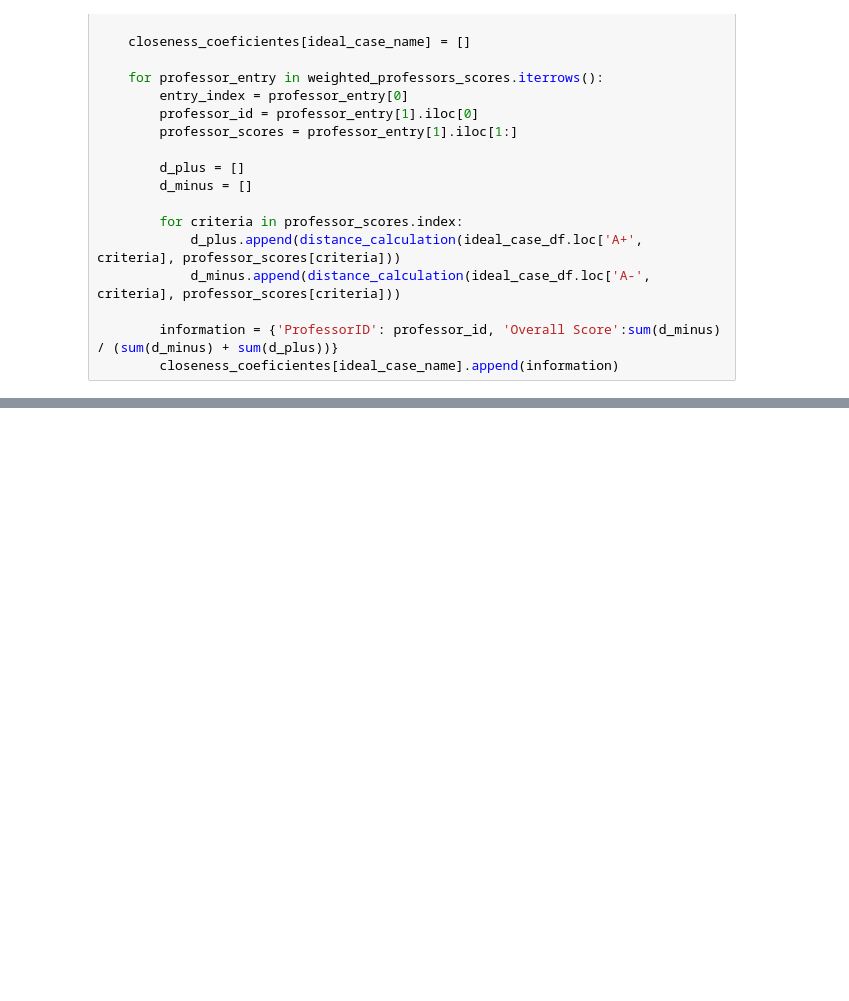
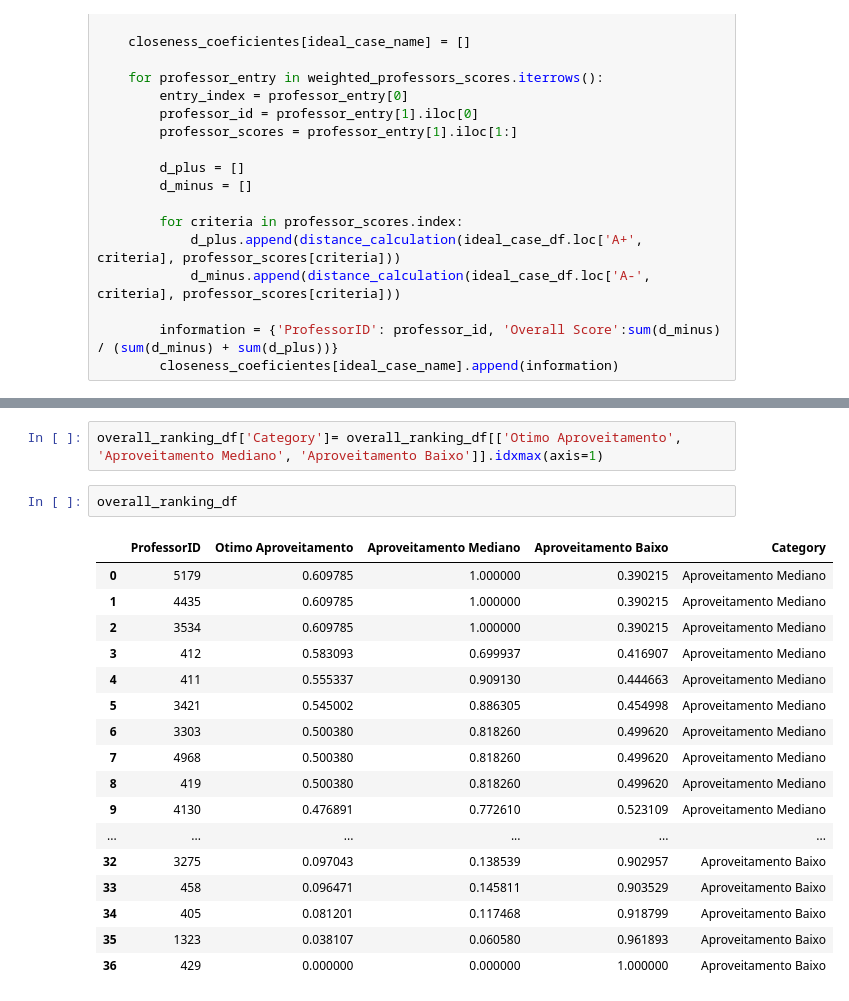
Before and after one commit to Pedro4064/MCDM-Fuzzy---GDE, a Jupyter notebook: src/fuzzy_analysis.ipynb, the cells around one changed output, grey strips where cells are left out. Saved outputs shown, nothing was run; the diff lists cells and outputs as text; blank space fills up the shorter version.

```diff
--- a/src/fuzzy_analysis.ipynb
+++ b/src/fuzzy_analysis.ipynb
@@ -403,3 +403,25 @@ overall_ranking_df
 | 34 | 405 | 0.081201 | 0.117468 | 0.918799 |
 | 35 | 1323 | 0.038107 | 0.060580 | 0.961893 |
 | 36 | 429 | 0.000000 | 0.000000 | 1.000000 |
+# %%
+overall_ranking_df['Category']= overall_ranking_df[['Otimo Aproveitamento', 'Aproveitamento Mediano', 'Aproveitamento Baixo']].idxmax(axis=1)
+# %%
+overall_ranking_df
+# %% [output]
+|  | ProfessorID | Otimo Aproveitamento | Aproveitamento Mediano | Aproveitamento Baixo | Category |
+| 0 | 5179 | 0.609785 | 1.000000 | 0.390215 | Aproveitamento Mediano |
+| 1 | 4435 | 0.609785 | 1.000000 | 0.390215 | Aproveitamento Mediano |
+| 2 | 3534 | 0.609785 | 1.000000 | 0.390215 | Aproveitamento Mediano |
+| 3 | 412 | 0.583093 | 0.699937 | 0.416907 | Aproveitamento Mediano |
+| 4 | 411 | 0.555337 | 0.909130 | 0.444663 | Aproveitamento Mediano |
+| 5 | 3421 | 0.545002 | 0.886305 | 0.454998 | Aproveitamento Mediano |
+| 6 | 3303 | 0.500380 | 0.818260 | 0.499620 | Aproveitamento Mediano |
+| 7 | 4968 | 0.500380 | 0.818260 | 0.499620 | Aproveitamento Mediano |
+| 8 | 419 | 0.500380 | 0.818260 | 0.499620 | Aproveitamento Mediano |
+| 9 | 4130 | 0.476891 | 0.772610 | 0.523109 | Aproveitamento Mediano |
+| ... | ... | ... | ... | ... | ... |
+| 32 | 3275 | 0.097043 | 0.138539 | 0.902957 | Aproveitamento Baixo |
+| 33 | 458 | 0.096471 | 0.145811 | 0.903529 | Aproveitamento Baixo |
+| 34 | 405 | 0.081201 | 0.117468 | 0.918799 | Aproveitamento Baixo |
+| 35 | 1323 | 0.038107 | 0.060580 | 0.961893 | Aproveitamento Baixo |
+| 36 | 429 | 0.000000 | 0.000000 | 1.000000 | Aproveitamento Baixo |
```
Also changed, not shown: parts of 4 cells of this notebook.
